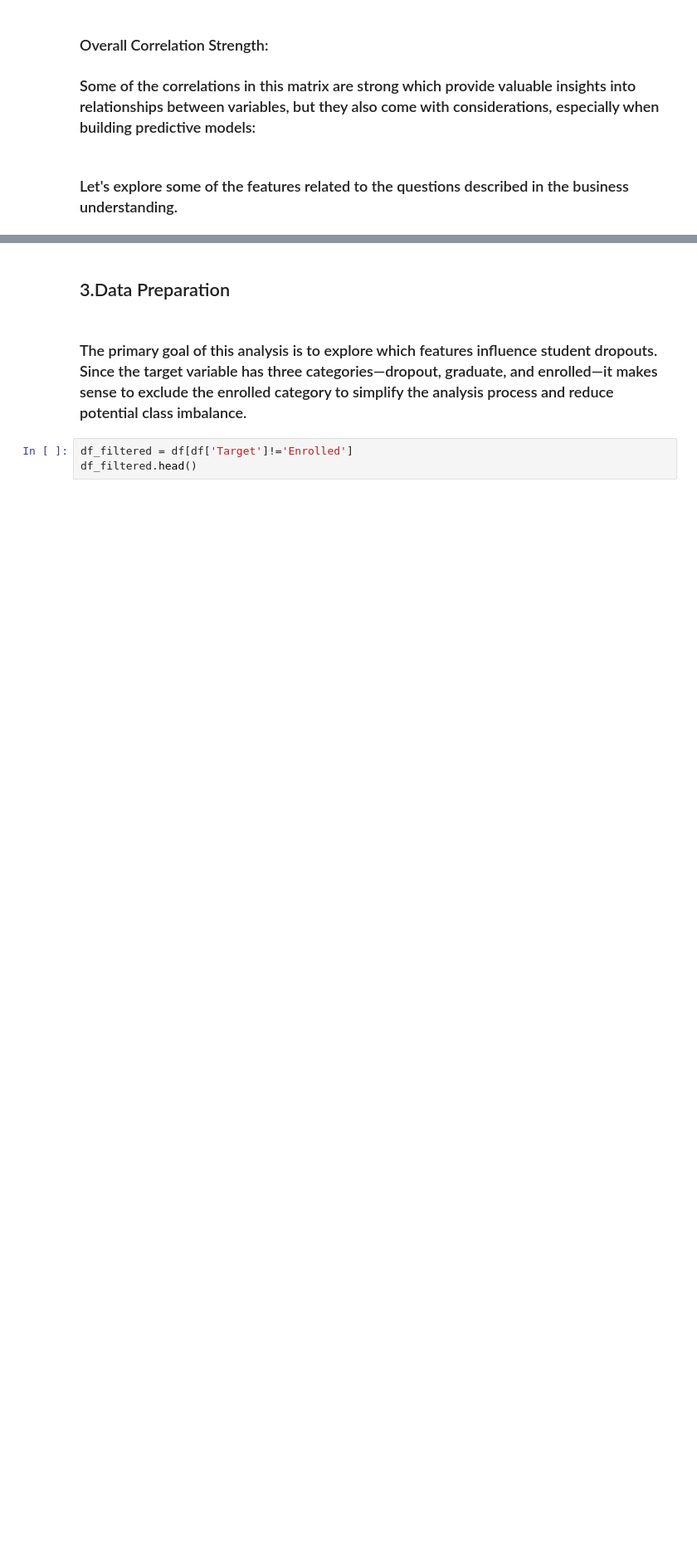
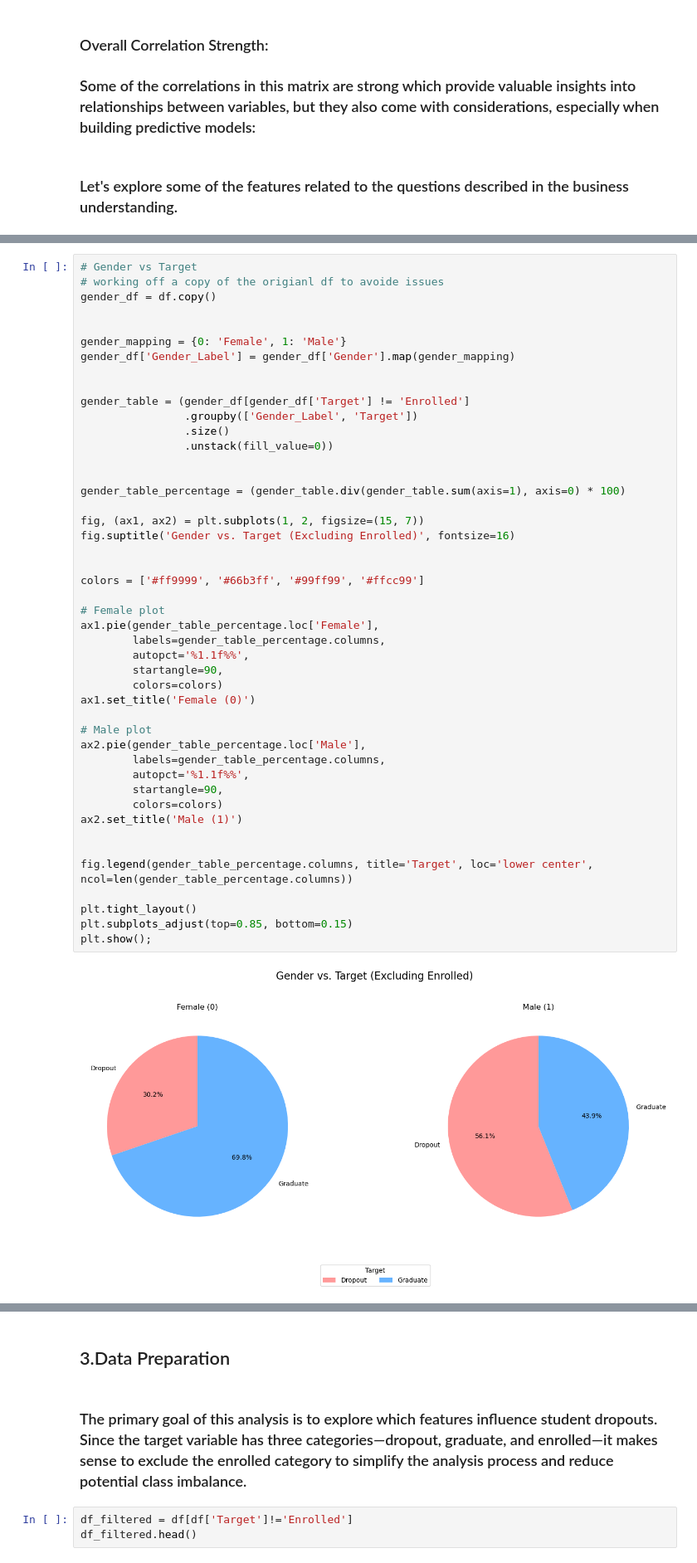
Before and after one commit to mrme77/School_DropOuts, a Jupyter notebook: Analysis.ipynb, the cells around one changed output, grey strips where cells are left out. Shown at 83% size. Saved outputs shown, nothing was run; the diff lists cells and outputs as text; blank space fills up the shorter version.

```diff
--- a/Analysis.ipynb
+++ b/Analysis.ipynb
@@ -376,2 +524,50 @@ plt.show()
+# %%
+# Gender vs Target
+# working off a copy of the origianl df to avoide issues
+gender_df = df.copy()
+
+
+gender_mapping = {0: 'Female', 1: 'Male'}
+gender_df['Gender_Label'] = gender_df['Gender'].map(gender_mapping)
+
+
+gender_table = (gender_df[gender_df['Target'] != 'Enrolled']
+                .groupby(['Gender_Label', 'Target'])
+                .size()
+                .unstack(fill_value=0))
+
+
+gender_table_percentage = (gender_table.div(gender_table.sum(axis=1), axis=0) * 100)
+
+fig, (ax1, ax2) = plt.subplots(1, 2, figsize=(15, 7))
+fig.suptitle('Gender vs. Target (Excluding Enrolled)', fontsize=16)
+
+
+colors = ['#ff9999', '#66b3ff', '#99ff99', '#ffcc99']
+
+# Female plot
+ax1.pie(gender_table_percentage.loc['Female'],
+        labels=gender_table_percentage.columns,
+        autopct='%1.1f%%',
+        startangle=90,
+        colors=colors)
+ax1.set_title('Female (0)')
+
+# Male plot
+ax2.pie(gender_table_percentage.loc['Male'],
+        labels=gender_table_percentage.columns,
+        autopct='%1.1f%%',
+        startangle=90,
+        colors=colors)
+ax2.set_title('Male (1)')
+
+
+fig.legend(gender_table_percentage.columns, title='Target', loc='lower center', ncol=len(gender_table_percentage.columns))
+
+plt.tight_layout()
+plt.subplots_adjust(top=0.85, bottom=0.15)
+plt.show();
+# %% [output]
+[figure, added]
 # %%
 
```
Also changed, not shown: parts of 15 cells of this notebook.
